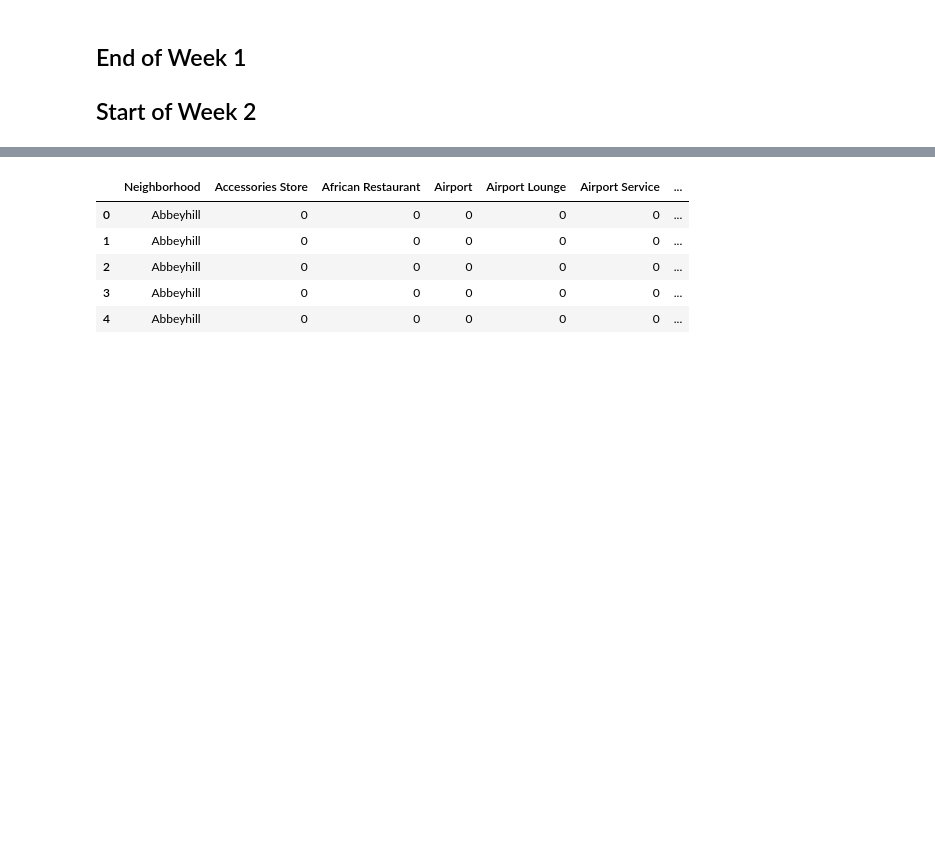
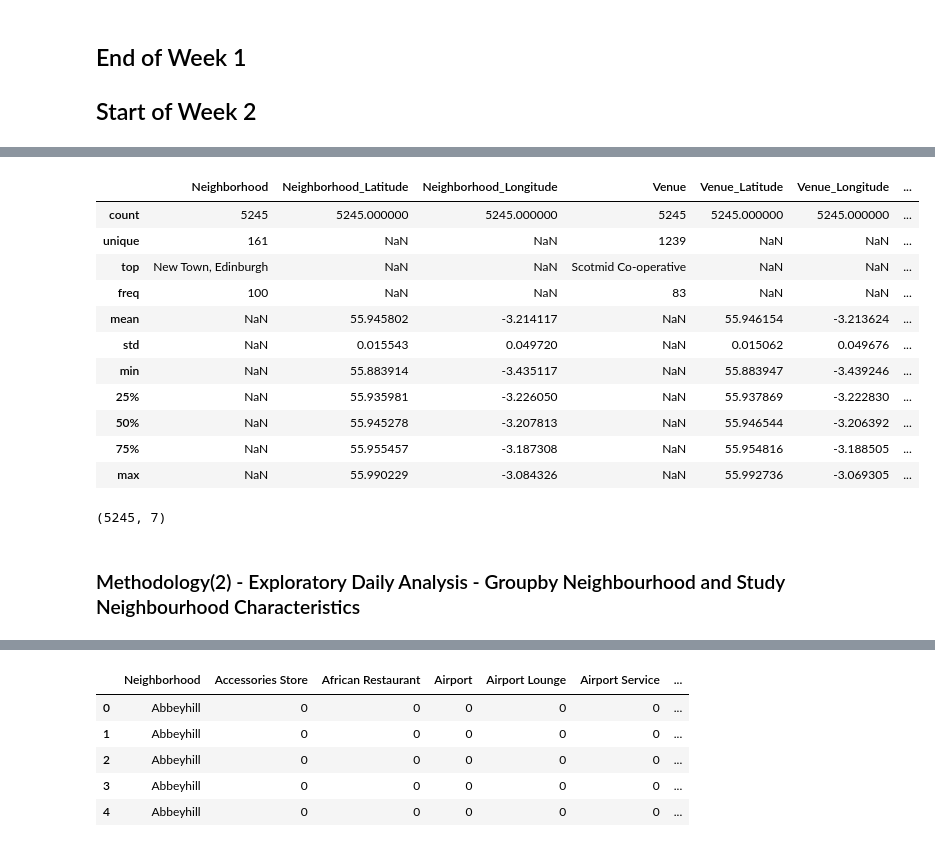
Before and after one commit to enthufil/coursera_capstone, a Jupyter notebook: Capstone_The-Battle-of-the-Neighborhoods_Gab.ipynb, the cells around one changed output, grey strips where cells are left out. Drawn from its saved outputs; the diff is of its cells as text; code cells hidden in the pictures; blank space fills up the shorter version.

```diff
--- a/Capstone_The-Battle-of-the-Neighborhoods_Gab.ipynb
+++ b/Capstone_The-Battle-of-the-Neighborhoods_Gab.ipynb
@@ -303 +323,22 @@ Westfield, Edinburgh
+# %%
+edin_venues.describe(include='all')
+# %% [output]
+|  | Neighborhood | Neighborhood_Latitude | Neighborhood_Longitude | Venue | Venue_Latitude | Venue_Longitude | ... |
+| count | 5245 | 5245.000000 | 5245.000000 | 5245 | 5245.000000 | 5245.000000 | ... |
+| unique | 161 | NaN | NaN | 1239 | NaN | NaN | ... |
+| top | New Town, Edinburgh | NaN | NaN | Scotmid Co-operative | NaN | NaN | ... |
+| freq | 100 | NaN | NaN | 83 | NaN | NaN | ... |
+| mean | NaN | 55.945802 | -3.214117 | NaN | 55.946154 | -3.213624 | ... |
+| std | NaN | 0.015543 | 0.049720 | NaN | 0.015062 | 0.049676 | ... |
+| min | NaN | 55.883914 | -3.435117 | NaN | 55.883947 | -3.439246 | ... |
+| 25% | NaN | 55.935981 | -3.226050 | NaN | 55.937869 | -3.222830 | ... |
+| 50% | NaN | 55.945278 | -3.207813 | NaN | 55.946544 | -3.206392 | ... |
+| 75% | NaN | 55.955457 | -3.187308 | NaN | 55.954816 | -3.188505 | ... |
+| max | NaN | 55.990229 | -3.084326 | NaN | 55.992736 | -3.069305 | ... |
+# %%
+edin_venues.shape
+# %% [output]
+(5245, 7)
+# %% [markdown]
+### Methodology(2) - Exploratory Daily Analysis - Groupby Neighbourhood and Study Neighbourhood Characteristics
 # %%
```
Also changed, not shown: parts of 52 cells of this notebook.
